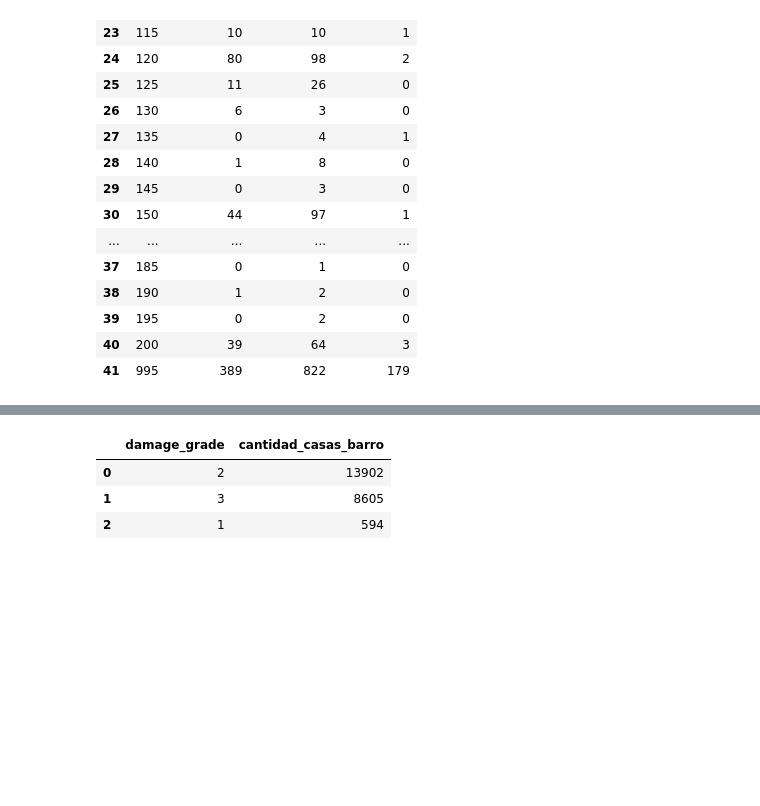
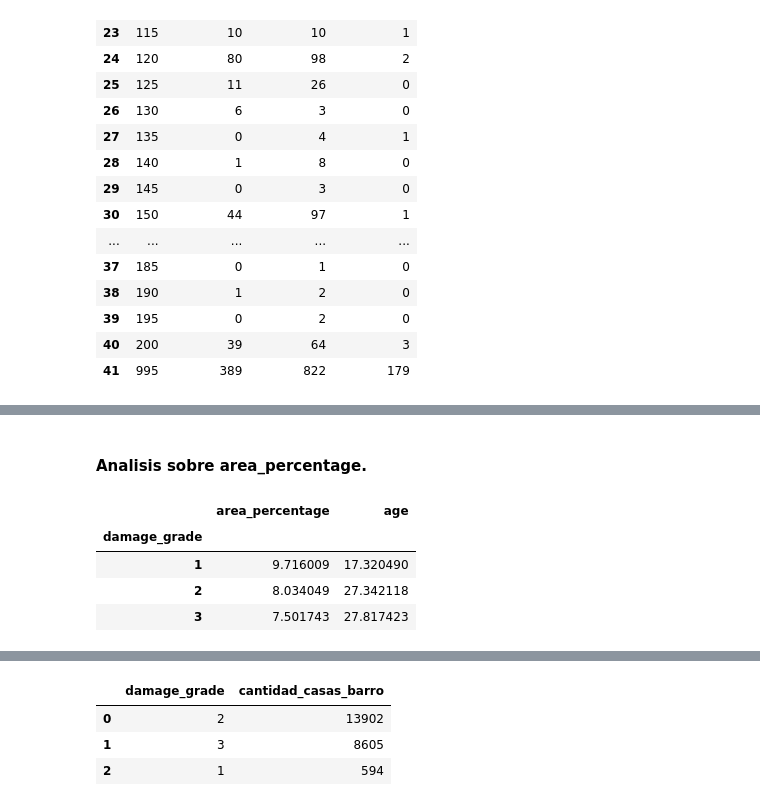
Before and after one commit to juanicolombo97/TP1-OrganizacionDatos, a Jupyter notebook: TP1.ipynb, the cells around one changed output, grey strips where cells are left out. Cells and saved outputs as stored; diff of their text form; code cells hidden in the pictures; blank space fills up the shorter version.

```diff
--- a/TP1.ipynb
+++ b/TP1.ipynb
@@ -246,0 +266,13 @@ datos_rangos_edad_mayor_100
+# %% [markdown]
+#### Analisis sobre area_percentage.
+# %%
+area_segun_edades = train_values_dataset[['building_id', 'age', 'area_percentage']]
+area_segun_edades_joineado = pd.merge(left=area_segun_edades, right=train_labels_dataset, on="building_id")
+area_edad_segun_damage = area_segun_edades_joineado.groupby('damage_grade').agg({"area_percentage" : 'mean', "age" : "mean"})
+area_edad_segun_damage
+# %% [output]
+|  | area_percentage | age |
+| damage_grade |  |  |
+| 1 | 9.716009 | 17.320490 |
+| 2 | 8.034049 | 27.342118 |
+| 3 | 7.501743 | 27.817423 |
```
Also changed, not shown: parts of 13 cells of this notebook.
